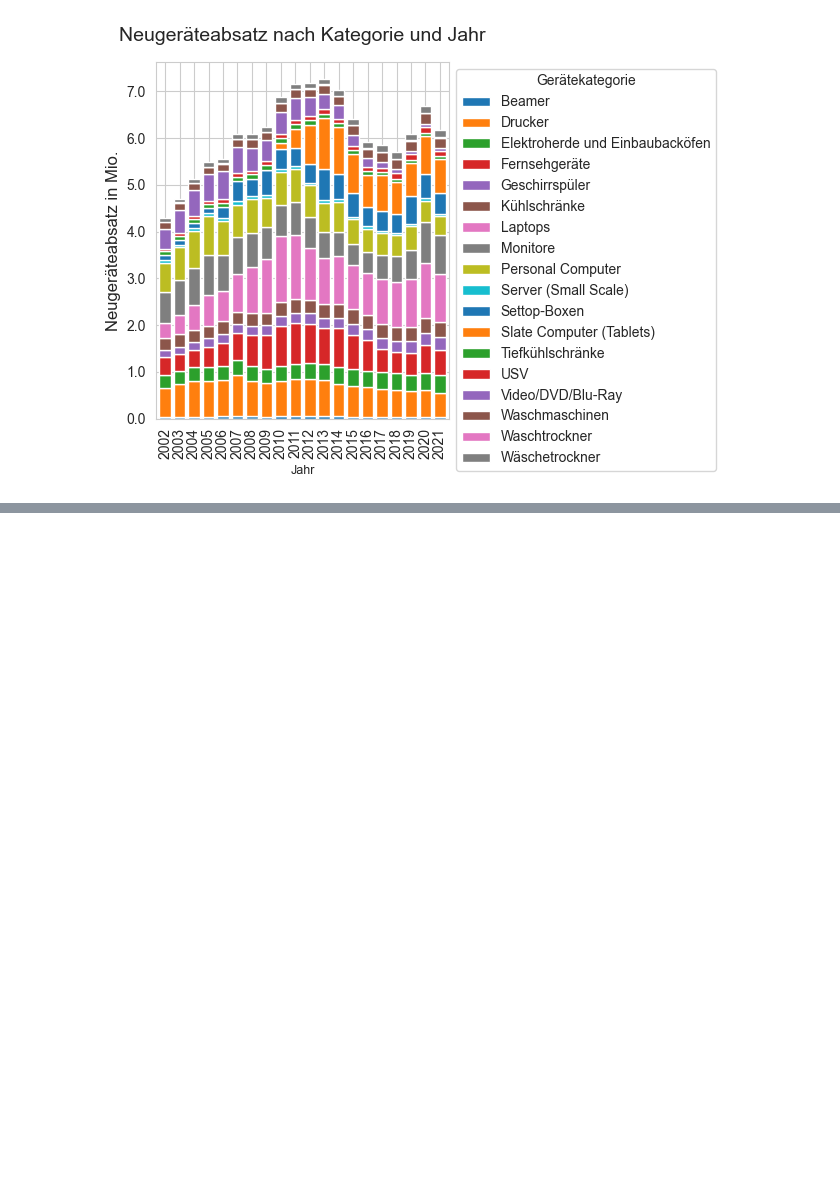
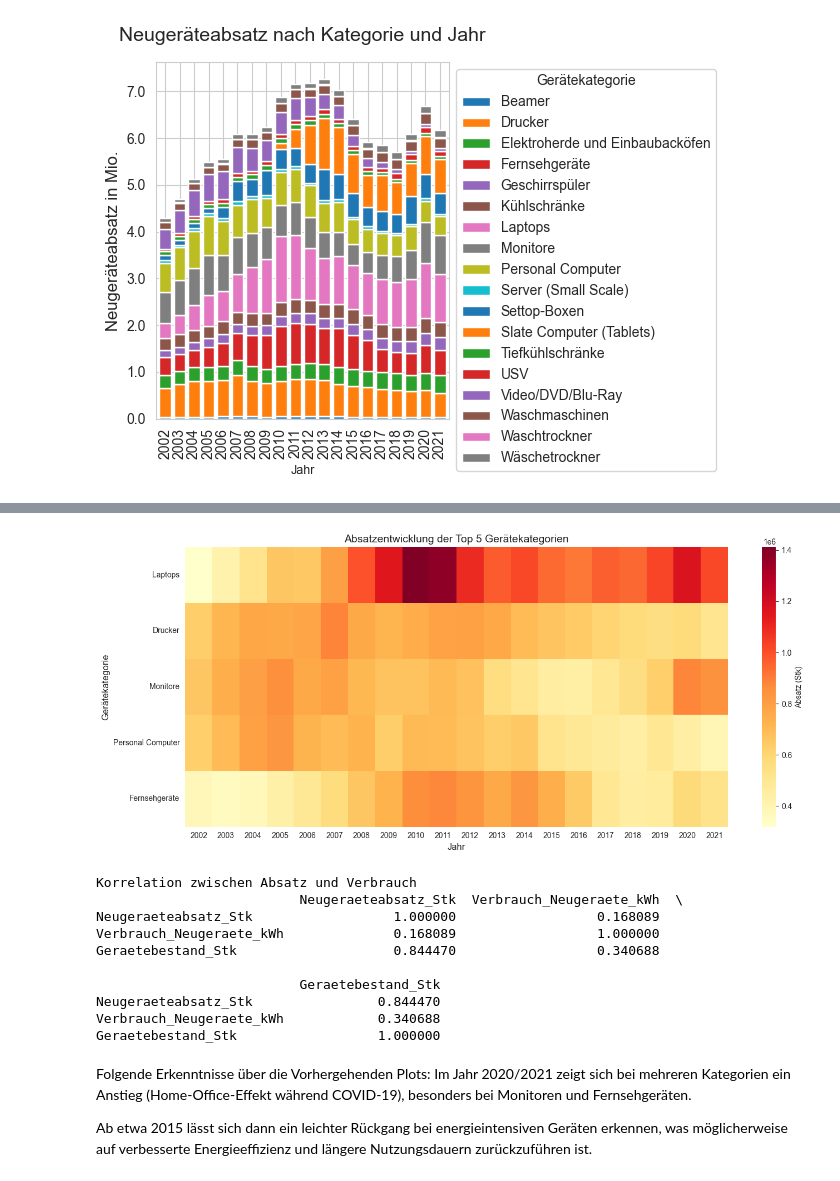
Before and after one commit to macnch33s3/DAANA, a Jupyter notebook: own_case/Fallstudie_Verbrauch_Elektrogeraete.ipynb, the cells around one changed output, grey strips where cells are left out. Drawn from its saved outputs; the diff is of its cells as text; code cells hidden in the pictures; blank space fills up the shorter version.

```diff
--- a/own_case/Fallstudie_Verbrauch_Elektrogeraete.ipynb
+++ b/own_case/Fallstudie_Verbrauch_Elektrogeraete.ipynb
@@ -135 +197,51 @@ plt.show()
+# %%
+# Heatmap: Gerätekategorien über Jahre
+pivot_data = grt.pivot_table(
+    values="Neugeraeteabsatz_Stk",
+    index="Geraetekategorie",
+    columns="Jahr",
+    aggfunc="sum",
+    fill_value=0
+)
+
+# Nur die wichtigsten Kategorien anzeigen
+top_categories_list = top_categories.index.tolist()
+pivot_data_top = pivot_data.loc[top_categories_list]
+
+plt.figure(figsize=(14, 6))
+sns.heatmap(pivot_data_top,
+            annot=False,
+            fmt=".0f",
+            cmap="YlOrRd",
+            cbar_kws={"label": "Absatz (Stk)"})
+plt.title("Absatzentwicklung der Top 5 Gerätekategorien", fontsize=14)
+plt.xlabel("Jahr", fontsize=12)
+plt.ylabel("Gerätekategorie", fontsize=12)
+plt.tight_layout()
+plt.show()
+
+# Korrelationsanalyse
+print("Korrelation zwischen Absatz und Verbrauch")
+correlation = grt[["Neugeraeteabsatz_Stk",
+                   "Verbrauch_Neugeraete_kWh",
+                   "Geraetebestand_Stk"]].corr()
+print(correlation)
+# %% [output]
+[figure, added]
+Korrelation zwischen Absatz und Verbrauch
+                          Neugeraeteabsatz_Stk  Verbrauch_Neugeraete_kWh  \
+Neugeraeteabsatz_Stk                  1.000000                  0.168089
+Verbrauch_Neugeraete_kWh              0.168089                  1.000000
+Geraetebestand_Stk                    0.844470                  0.340688
+
+                          Geraetebestand_Stk
+Neugeraeteabsatz_Stk                0.844470
+Verbrauch_Neugeraete_kWh            0.340688
+Geraetebestand_Stk                  1.000000
+# %% [markdown]
+Folgende Erkenntnisse über die Vorhergehenden Plots:
+Im Jahr 2020/2021 zeigt sich bei mehreren Kategorien ein Anstieg (Home-Office-Effekt während COVID-19), besonders bei Monitoren und Fernsehgeräten.
+
+Ab etwa 2015 lässt sich dann ein leichter Rückgang bei energieintensiven Geräten erkennen, was möglicherweise auf verbesserte Energieeffizienz
+und längere Nutzungsdauern zurückzuführen ist.
 # %%
```
Also changed, not shown: parts of 4 cells of this notebook, 3 other files.
